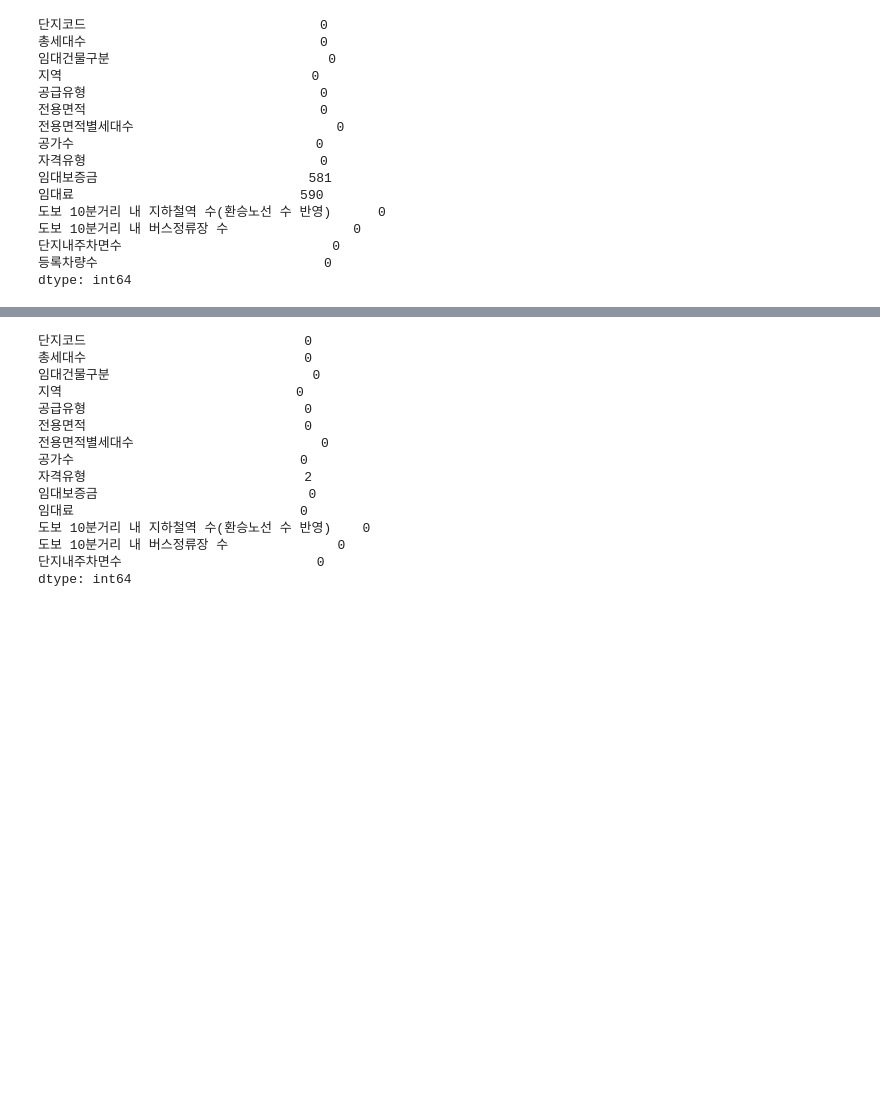
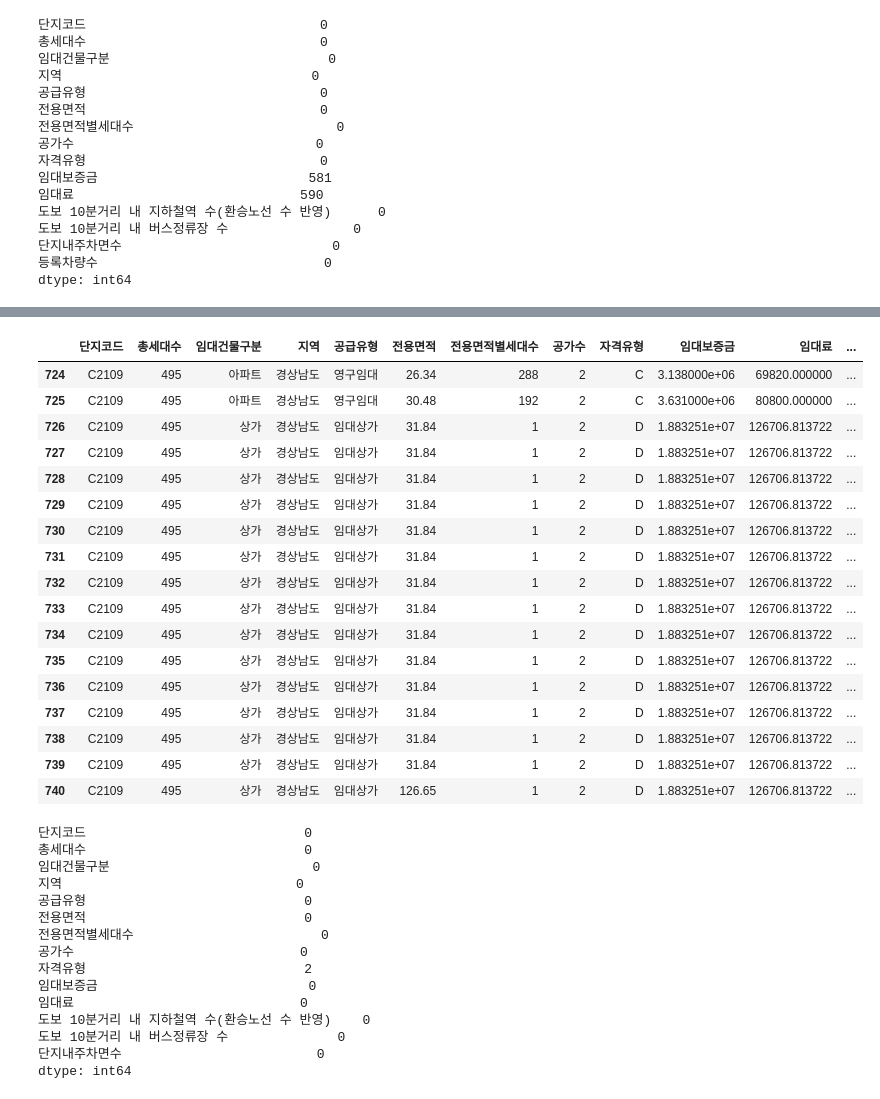
Before and after one commit to gogooma9/-_of_park, a Jupyter notebook: gogooma9/rf.ipynb, the cells around one changed output, grey strips where cells are left out. Cells and saved outputs as stored; diff of their text form; code cells hidden in the pictures; blank space fills up the shorter version.

```diff
--- a/gogooma9/rf.ipynb
+++ b/gogooma9/rf.ipynb
@@ -614,3 +705,24 @@ dtype: int64
+# %%
+train[train['단지코드']=='C2109']
+# %% [output]
+|  | 단지코드 | 총세대수 | 임대건물구분 | 지역 | 공급유형 | 전용면적 | 전용면적별세대수 | 공가수 | 자격유형 | 임대보증금 | 임대료 | ... |
+| 724 | C2109 | 495 | 아파트 | 경상남도 | 영구임대 | 26.34 | 288 | 2 | C | 3.138000e+06 | 69820.000000 | ... |
+| 725 | C2109 | 495 | 아파트 | 경상남도 | 영구임대 | 30.48 | 192 | 2 | C | 3.631000e+06 | 80800.000000 | ... |
+| 726 | C2109 | 495 | 상가 | 경상남도 | 임대상가 | 31.84 | 1 | 2 | D | 1.883251e+07 | 126706.813722 | ... |
+| 727 | C2109 | 495 | 상가 | 경상남도 | 임대상가 | 31.84 | 1 | 2 | D | 1.883251e+07 | 126706.813722 | ... |
+| 728 | C2109 | 495 | 상가 | 경상남도 | 임대상가 | 31.84 | 1 | 2 | D | 1.883251e+07 | 126706.813722 | ... |
+| 729 | C2109 | 495 | 상가 | 경상남도 | 임대상가 | 31.84 | 1 | 2 | D | 1.883251e+07 | 126706.813722 | ... |
+| 730 | C2109 | 495 | 상가 | 경상남도 | 임대상가 | 31.84 | 1 | 2 | D | 1.883251e+07 | 126706.813722 | ... |
+| 731 | C2109 | 495 | 상가 | 경상남도 | 임대상가 | 31.84 | 1 | 2 | D | 1.883251e+07 | 126706.813722 | ... |
+| 732 | C2109 | 495 | 상가 | 경상남도 | 임대상가 | 31.84 | 1 | 2 | D | 1.883251e+07 | 126706.813722 | ... |
+| 733 | C2109 | 495 | 상가 | 경상남도 | 임대상가 | 31.84 | 1 | 2 | D | 1.883251e+07 | 126706.813722 | ... |
+| 734 | C2109 | 495 | 상가 | 경상남도 | 임대상가 | 31.84 | 1 | 2 | D | 1.883251e+07 | 126706.813722 | ... |
+| 735 | C2109 | 495 | 상가 | 경상남도 | 임대상가 | 31.84 | 1 | 2 | D | 1.883251e+07 | 126706.813722 | ... |
+| 736 | C2109 | 495 | 상가 | 경상남도 | 임대상가 | 31.84 | 1 | 2 | D | 1.883251e+07 | 126706.813722 | ... |
+| 737 | C2109 | 495 | 상가 | 경상남도 | 임대상가 | 31.84 | 1 | 2 | D | 1.883251e+07 | 126706.813722 | ... |
+| 738 | C2109 | 495 | 상가 | 경상남도 | 임대상가 | 31.84 | 1 | 2 | D | 1.883251e+07 | 126706.813722 | ... |
+| 739 | C2109 | 495 | 상가 | 경상남도 | 임대상가 | 31.84 | 1 | 2 | D | 1.883251e+07 | 126706.813722 | ... |
+| 740 | C2109 | 495 | 상가 | 경상남도 | 임대상가 | 126.65 | 1 | 2 | D | 1.883251e+07 | 126706.813722 | ... |
 # %%
 check_Nan = test.isnull()
 print(check_Nan.sum())
```
Also changed, not shown: parts of 24 cells of this notebook.
